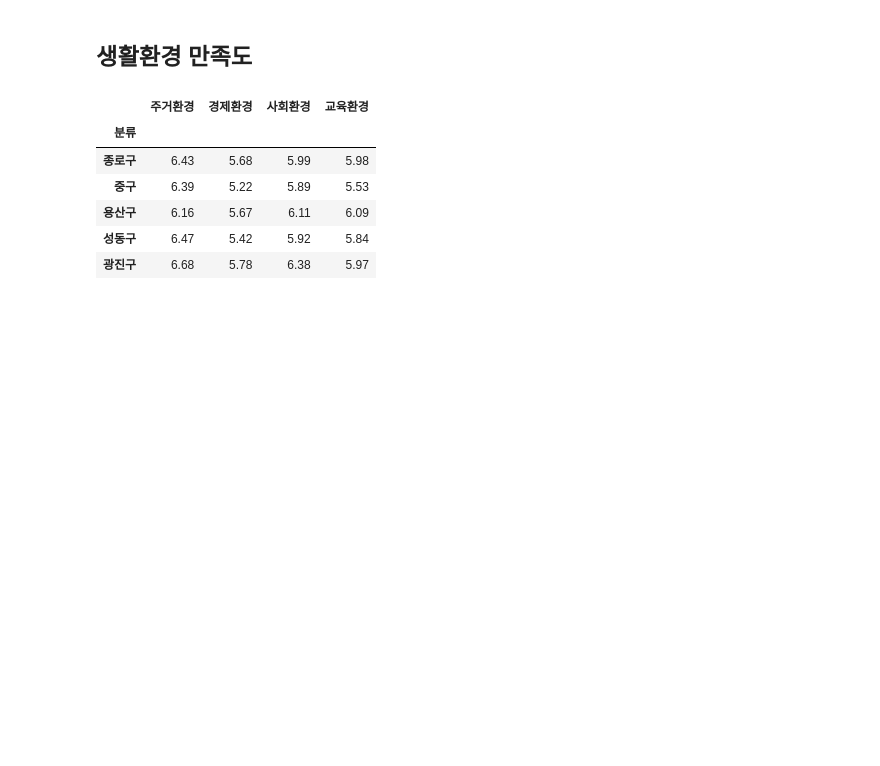
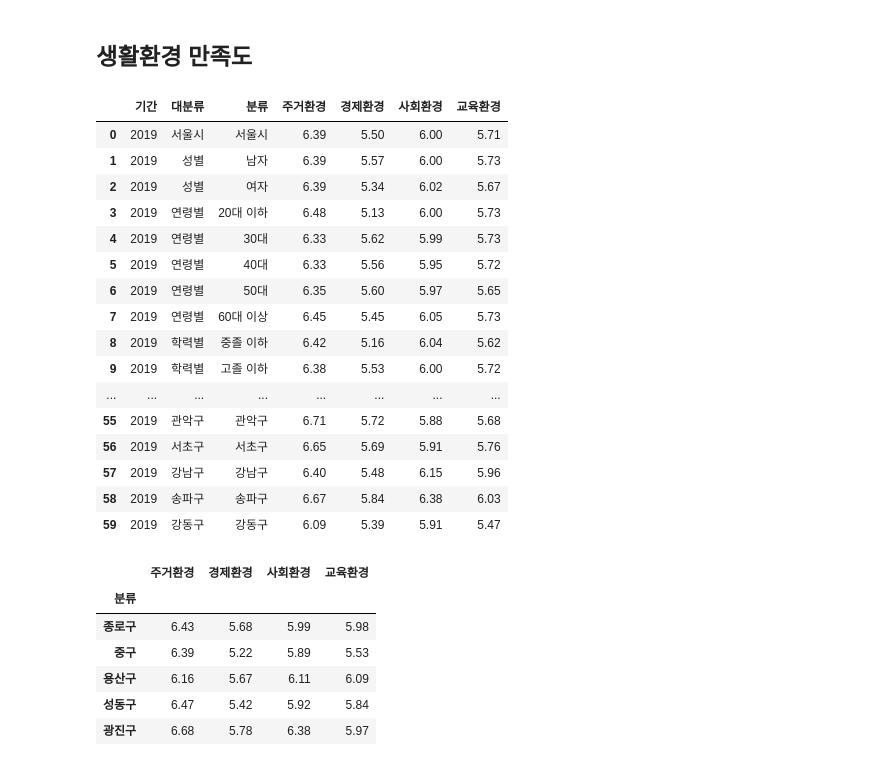
Before and after one commit to EGEG1212/Data-Analysis-2020, a Jupyter notebook: 07.Seoul/04_Park.ipynb, the cells around one changed output. Saved outputs shown, nothing was run; the diff lists cells and outputs as text; code cells hidden in the pictures; blank space fills up the shorter version.

```diff
--- a/07.Seoul/04_Park.ipynb
+++ b/07.Seoul/04_Park.ipynb
@@ -303,5 +365,27 @@ map
 [interactive output not drawn]
 # %% [markdown]
 ## 생활환경 만족도
+# %%
+df = pd.read_csv('./data/서울시 생활환경 만족도(2019).tsv', sep='\t')
+# %%
+df
+# %% [output]
+|  | 기간 | 대분류 | 분류 | 주거환경 | 경제환경 | 사회환경 | 교육환경 |
+| 0 | 2019 | 서울시 | 서울시 | 6.39 | 5.50 | 6.00 | 5.71 |
+| 1 | 2019 | 성별 | 남자 | 6.39 | 5.57 | 6.00 | 5.73 |
+| 2 | 2019 | 성별 | 여자 | 6.39 | 5.34 | 6.02 | 5.67 |
+| 3 | 2019 | 연령별 | 20대 이하 | 6.48 | 5.13 | 6.00 | 5.73 |
+| 4 | 2019 | 연령별 | 30대 | 6.33 | 5.62 | 5.99 | 5.73 |
+| 5 | 2019 | 연령별 | 40대 | 6.33 | 5.56 | 5.95 | 5.72 |
+| 6 | 2019 | 연령별 | 50대 | 6.35 | 5.60 | 5.97 | 5.65 |
+| 7 | 2019 | 연령별 | 60대 이상 | 6.45 | 5.45 | 6.05 | 5.73 |
+| 8 | 2019 | 학력별 | 중졸 이하 | 6.42 | 5.16 | 6.04 | 5.62 |
+| 9 | 2019 | 학력별 | 고졸 이하 | 6.38 | 5.53 | 6.00 | 5.72 |
+| ... | ... | ... | ... | ... | ... | ... | ... |
+| 55 | 2019 | 관악구 | 관악구 | 6.71 | 5.72 | 5.88 | 5.68 |
+| 56 | 2019 | 서초구 | 서초구 | 6.65 | 5.69 | 5.91 | 5.76 |
+| 57 | 2019 | 강남구 | 강남구 | 6.40 | 5.48 | 6.15 | 5.96 |
+| 58 | 2019 | 송파구 | 송파구 | 6.67 | 5.84 | 6.38 | 6.03 |
+| 59 | 2019 | 강동구 | 강동구 | 6.09 | 5.39 | 5.91 | 5.47 |
 # %%
 df = pd.read_csv('./data/서울시 생활환경 만족도(2019).tsv', sep='\t')
```
Also changed, not shown: parts of 19 cells of this notebook, 6 other files.
